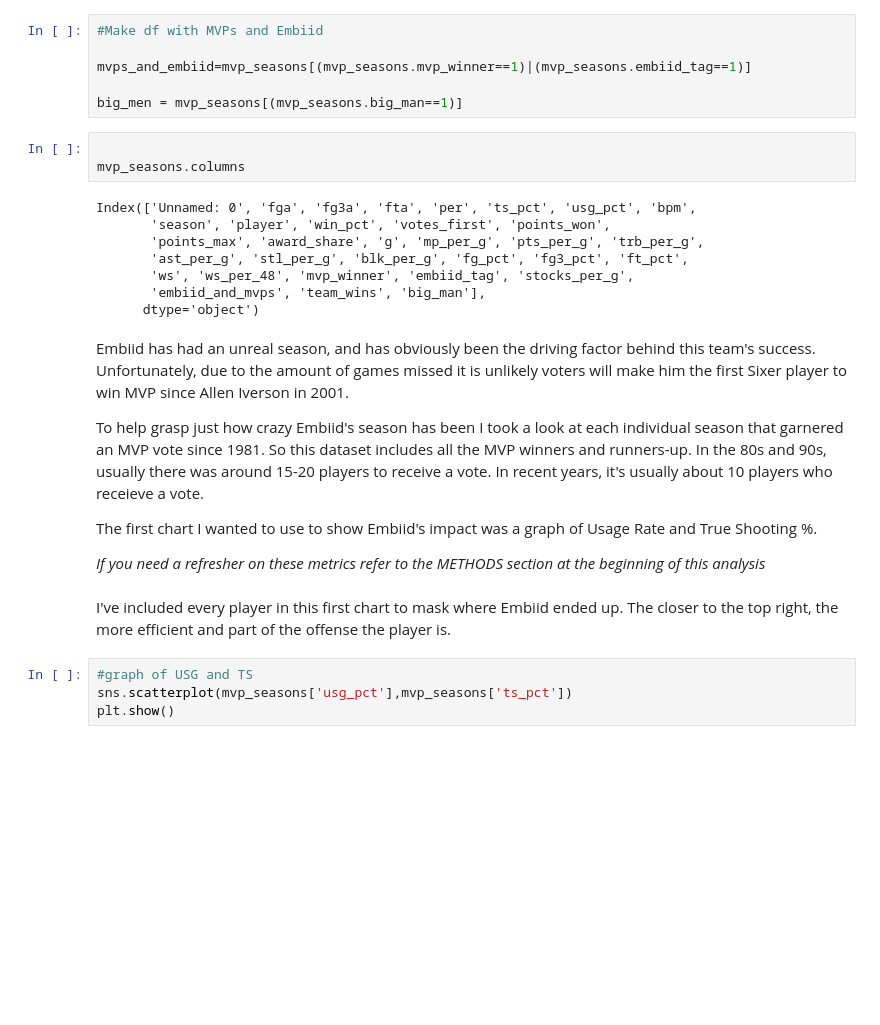
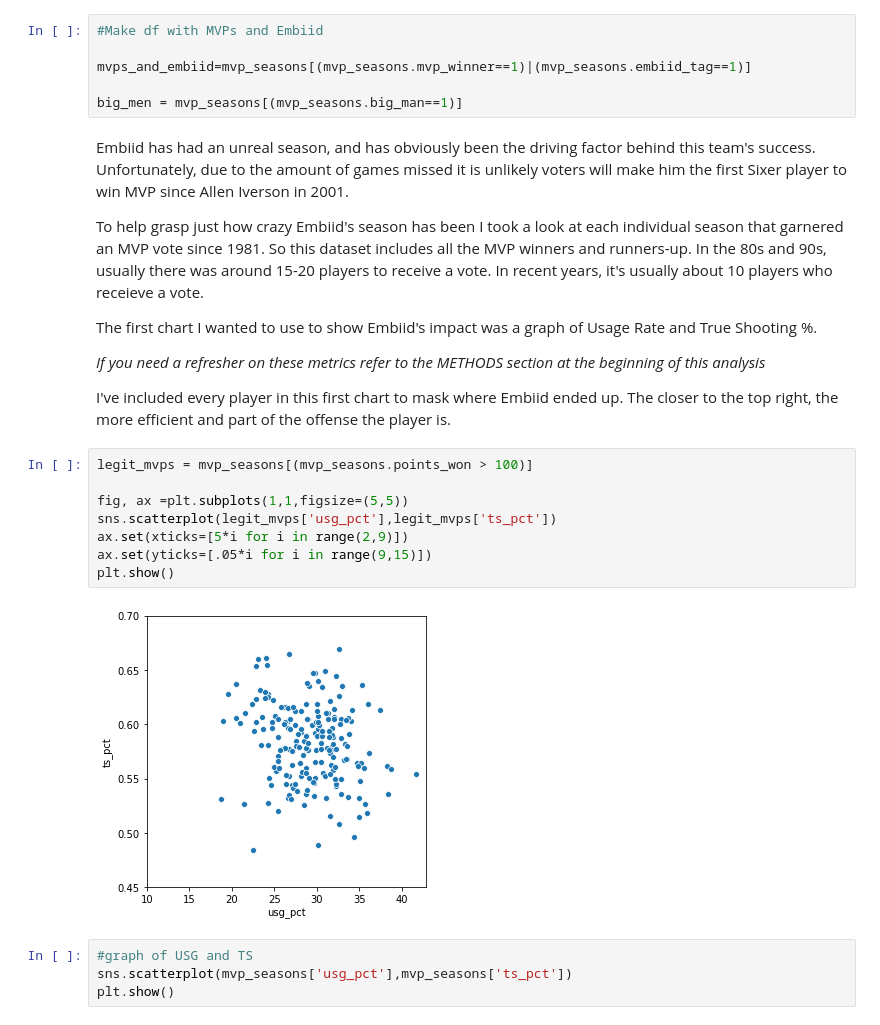
Before and after one commit to mhartz25/sixers_2021_playoffs, a Jupyter notebook: analysis.ipynb, the cells around one changed output. Cells and saved outputs as stored; diff of their text form; blank space fills up the shorter version.

```diff
--- a/analysis.ipynb
+++ b/analysis.ipynb
@@ -92,17 +92,6 @@ mvp_seasons['big_man'] = mvp_seasons['player'].apply(lambda row: 1 if row in big
 mvps_and_embiid=mvp_seasons[(mvp_seasons.mvp_winner==1)|(mvp_seasons.embiid_tag==1)]
 
 big_men = mvp_seasons[(mvp_seasons.big_man==1)]
-# %%
-
-mvp_seasons.columns
-# %% [output]
-Index(['Unnamed: 0', 'fga', 'fg3a', 'fta', 'per', 'ts_pct', 'usg_pct', 'bpm',
-       'season', 'player', 'win_pct', 'votes_first', 'points_won',
-       'points_max', 'award_share', 'g', 'mp_per_g', 'pts_per_g', 'trb_per_g',
-       'ast_per_g', 'stl_per_g', 'blk_per_g', 'fg_pct', 'fg3_pct', 'ft_pct',
-       'ws', 'ws_per_48', 'mvp_winner', 'embiid_tag', 'stocks_per_g',
-       'embiid_and_mvps', 'team_wins', 'big_man'],
-      dtype='object')
 # %% [markdown]
 Embiid has had an unreal season, and has obviously been the driving factor behind this team's success. Unfortunately, due to the amount of games missed it is unlikely voters will make him the first Sixer player to win MVP since Allen Iverson in 2001.
 
@@ -111,8 +100,18 @@ To help grasp just how crazy Embiid's season has been I took a look at each indi
 The first chart I wanted to use to show Embiid's impact was a graph of Usage Rate and True Shooting %.
 
 *If you need a refresher on these metrics refer to the METHODS section at the beginning of this analysis*
+
+I've included every player in this first chart to mask where Embiid ended up. The closer to the top right, the more efficient and part of the offense the player is.
-# %% [markdown]
-I've included every player in this first chart to mask where Embiid ended up. The closer to the top right, the more efficient and part of the offense the player is.
+# %%
+legit_mvps = mvp_seasons[(mvp_seasons.points_won > 100)]
+
+fig, ax =plt.subplots(1,1,figsize=(5,5))
+sns.scatterplot(legit_mvps['usg_pct'],legit_mvps['ts_pct'])
+ax.set(xticks=[5*i for i in range(2,9)])
+ax.set(yticks=[.05*i for i in range(9,15)])
+plt.show()
+# %% [output]
+[figure, added]
 # %%
 #graph of USG and TS
 sns.scatterplot(mvp_seasons['usg_pct'],mvp_seasons['ts_pct'])
```
Also changed, not shown: parts of 21 cells of this notebook.
